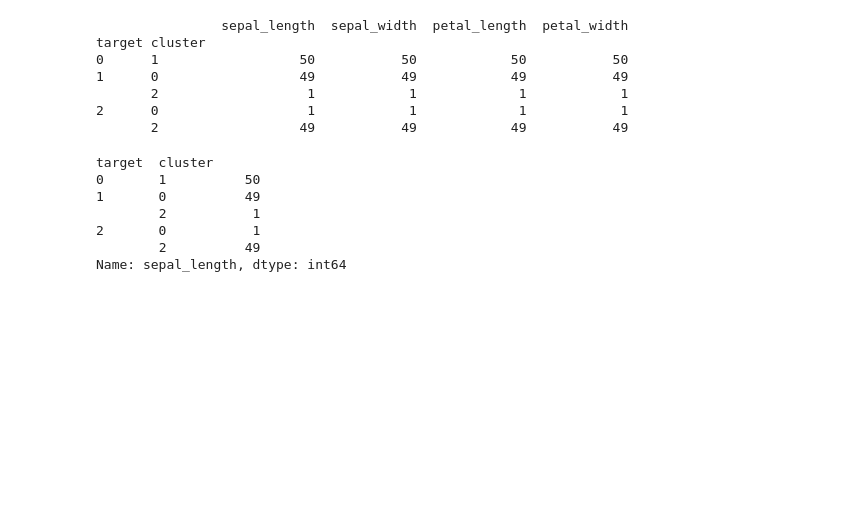
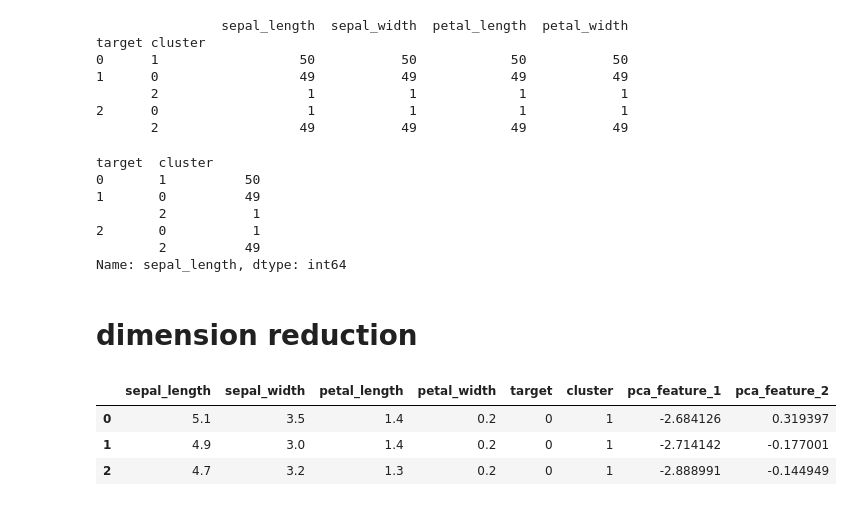
Before and after one commit to Tershire/Python_ML, a Jupyter notebook: S07/L069_K_means.ipynb, the cells around one changed output. Cells and saved outputs as stored; diff of their text form; code cells hidden in the pictures; blank space fills up the shorter version.

```diff
--- a/S07/L069_K_means.ipynb
+++ b/S07/L069_K_means.ipynb
@@ -121,3 +121,5 @@ target  cluster
 2       0           1
         2          49
 Name: sepal_length, dtype: int64
+# %% [markdown]
+# dimension reduction
@@ -123,0 +128,12 @@ Name: sepal_length, dtype: int64
+# %%
+pca = PCA(n_components=2)
+X_pca = pca.fit_transform(iris_dataset.data)
+
+iris_df["pca_feature_1"] = X_pca[:, 0]
+iris_df["pca_feature_2"] = X_pca[:, 1]
+iris_df.head(3)
+# %% [output]
+|  | sepal_length | sepal_width | petal_length | petal_width | target | cluster | pca_feature_1 | pca_feature_2 |
+| 0 | 5.1 | 3.5 | 1.4 | 0.2 | 0 | 1 | -2.684126 | 0.319397 |
+| 1 | 4.9 | 3.0 | 1.4 | 0.2 | 0 | 1 | -2.714142 | -0.177001 |
+| 2 | 4.7 | 3.2 | 1.3 | 0.2 | 0 | 1 | -2.888991 | -0.144949 |
```
Also changed, not shown: parts of 4 cells of this notebook, 1 other file.
